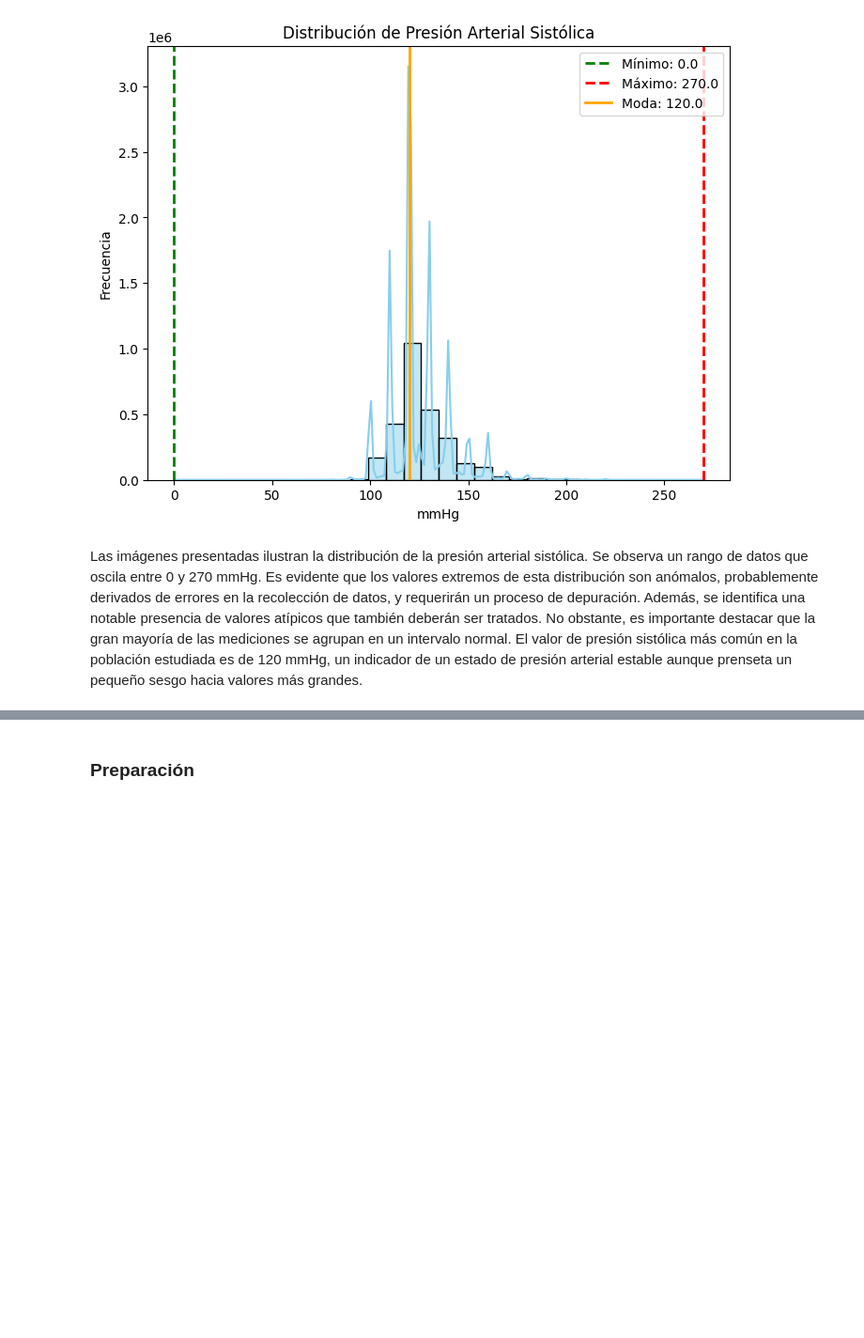
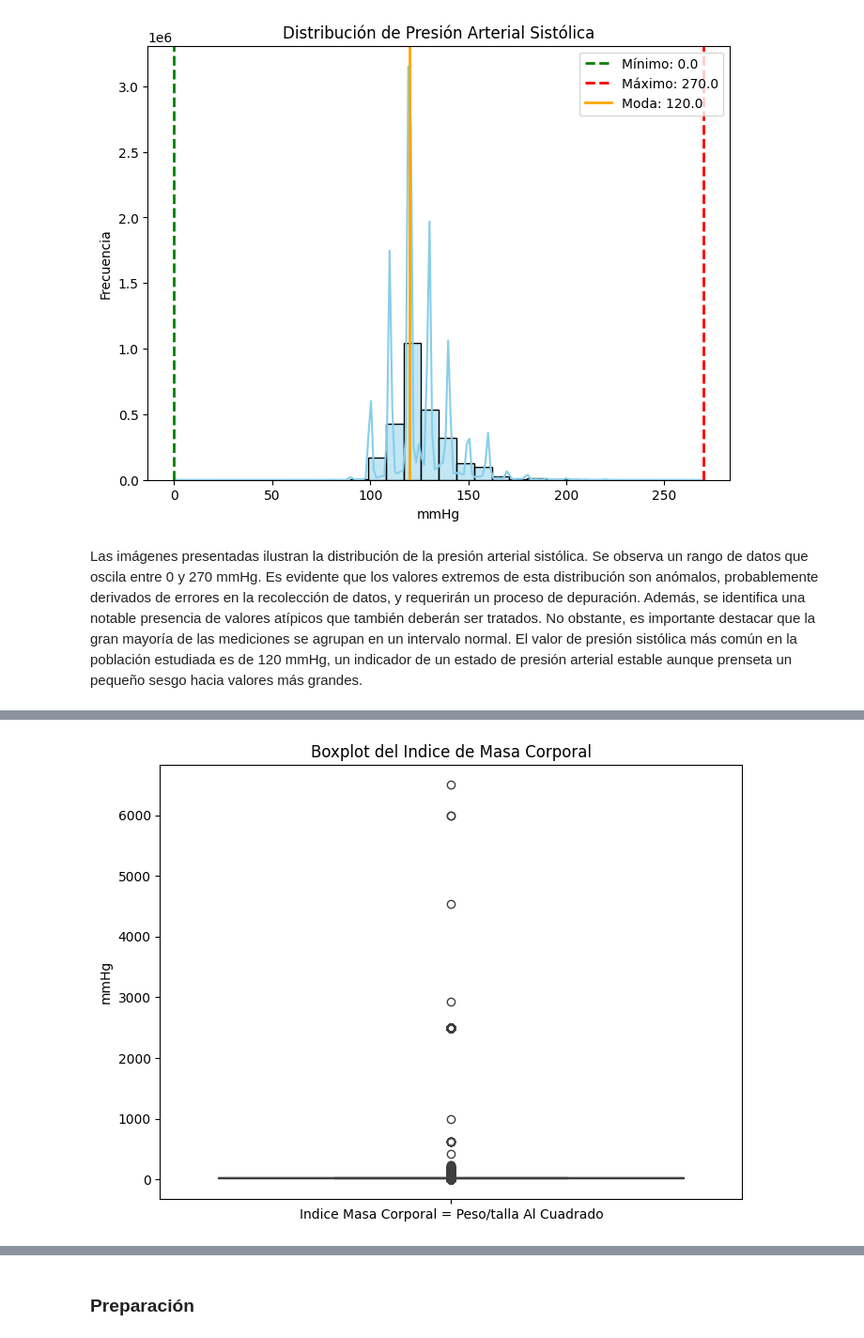
Before and after one commit to elkofix/cardiac-risk-db, a Jupyter notebook: explorative_data_analysis.ipynb, the cells around one changed output, grey strips where cells are left out. Shown at 94% size. Saved outputs shown, nothing was run; the diff lists cells and outputs as text; code cells hidden in the pictures; blank space fills up the shorter version.

```diff
--- a/explorative_data_analysis.ipynb
+++ b/explorative_data_analysis.ipynb
@@ -125,0 +171,10 @@ Las imágenes presentadas ilustran la distribución de la presión arterial sist
+# %%
+import seaborn as sns
+import matplotlib.pyplot as plt
+plt.figure(figsize=(8,6))
+sns.boxplot(data=df[['Indice Masa Corporal = Peso/talla Al Cuadrado']])
+plt.title('Boxplot del Indice de Masa Corporal')
+plt.ylabel('mmHg')
+plt.show()
+# %% [output]
+[figure, added]
```
Also changed, not shown: parts of 9 cells of this notebook.
